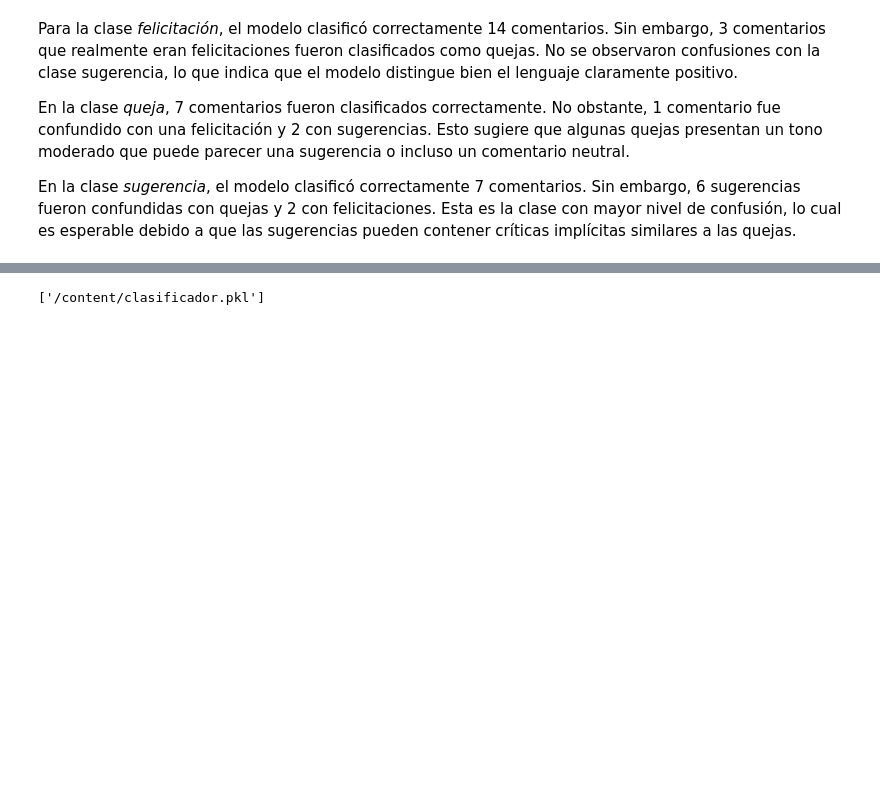
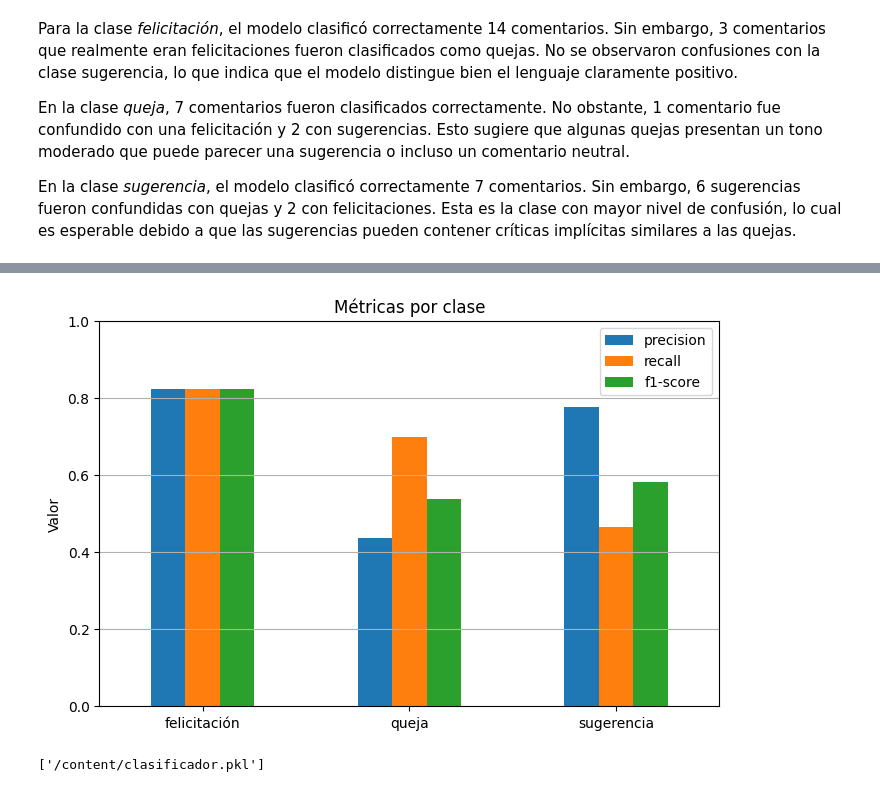
Before and after one commit to yareeli21/buzon-lenguaje, a Jupyter notebook: modelo.ipynb, the cells around one changed output, grey strips where cells are left out. Drawn from its saved outputs; the diff is of its cells as text; code cells hidden in the pictures; blank space fills up the shorter version.

```diff
--- a/modelo.ipynb
+++ b/modelo.ipynb
@@ -67,3 +128,24 @@ weighted avg       0.72      0.67      0.67        42
+# %%
+import pandas as pd
+from sklearn.metrics import classification_report
+
+# Convertir el reporte a DataFrame
+reporte = classification_report(y_test, y_pred, output_dict=True)
+df_reporte = pd.DataFrame(reporte).transpose()
+
+# Seleccionar métricas relevantes
+metricas = df_reporte.loc[clases, ["precision", "recall", "f1-score"]]
+
+# Gráfica
+metricas.plot(kind="bar", figsize=(8, 5))
+plt.title("Métricas por clase")
+plt.ylabel("Valor")
+plt.ylim(0, 1)
+plt.xticks(rotation=0)
+plt.grid(axis="y")
+plt.show()
+# %% [output]
+[figure, added]
 # %%
 joblib.dump(modelo, "/content/clasificador.pkl")
 # %% [output]
```
Also changed, not shown: parts of 7 cells of this notebook.
